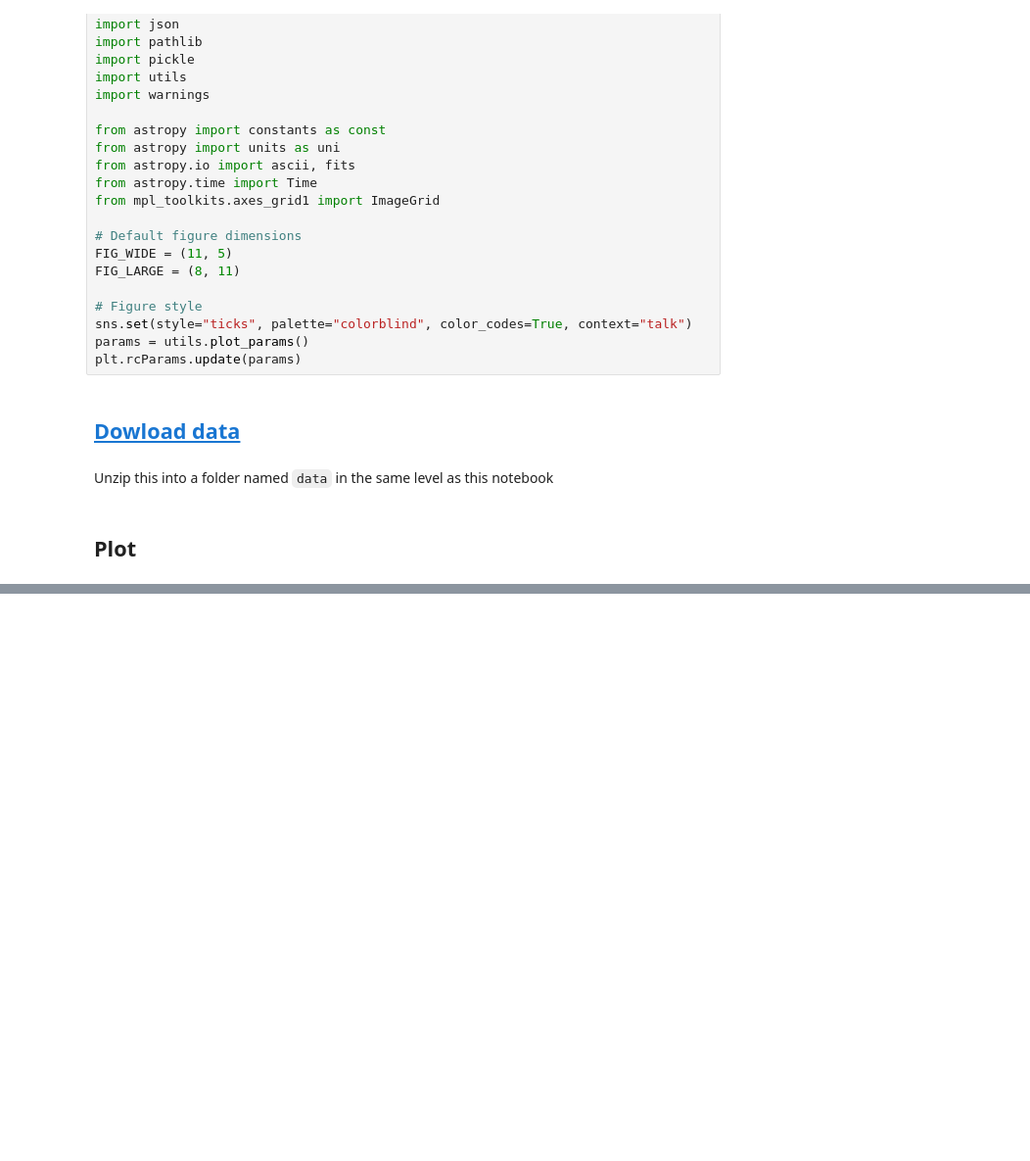
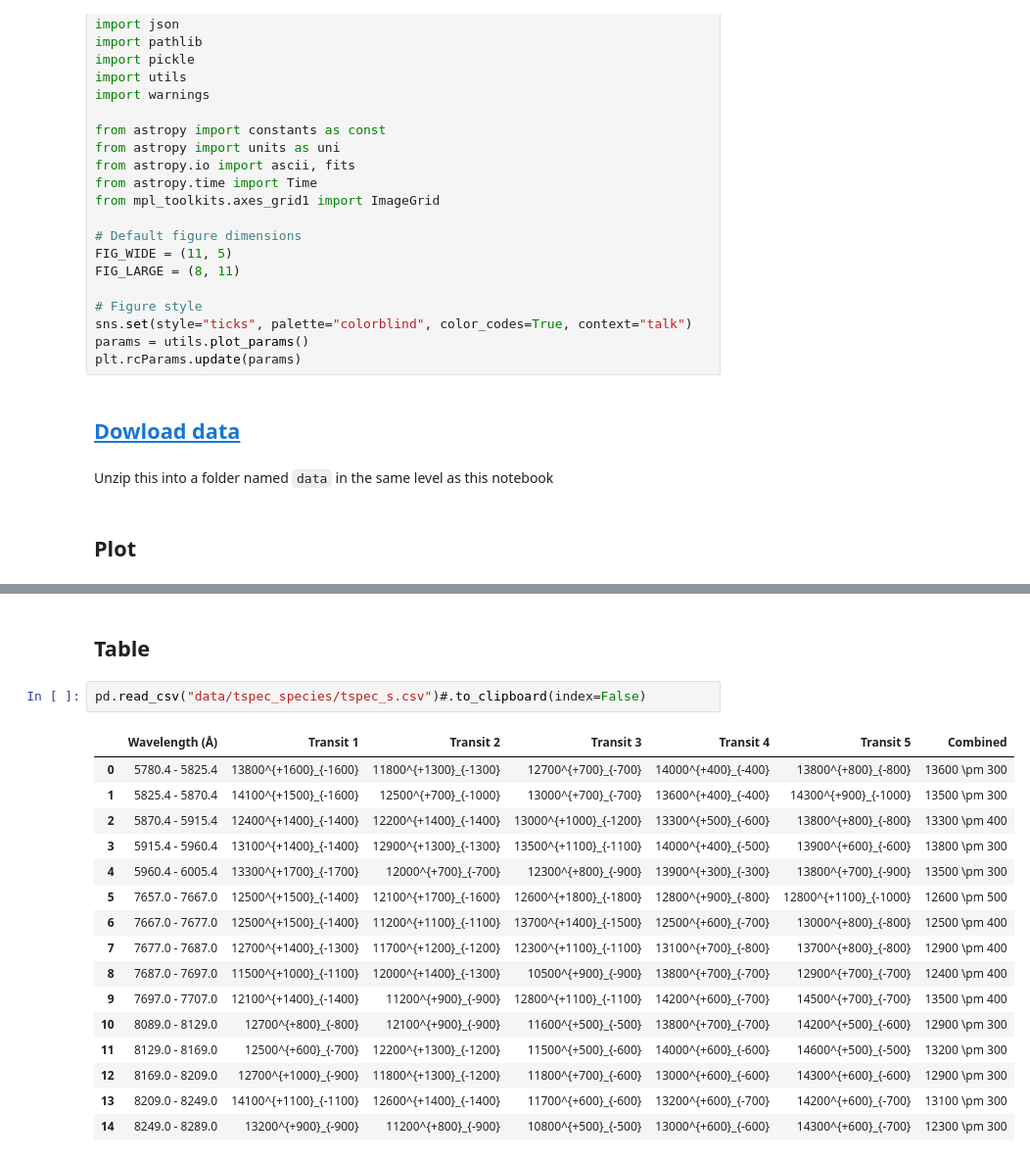
Before and after one commit to icweaver/HAT-P-23b, a Jupyter notebook: _sources/notebooks/tspec_species.ipynb, the cells around one changed output, grey strips where cells are left out. Shown at 98% size. Drawn from its saved outputs; the diff is of its cells as text; blank space fills up the shorter version.

```diff
--- a/_sources/notebooks/tspec_species.ipynb
+++ b/_sources/notebooks/tspec_species.ipynb
@@ -65 +64,22 @@ gp (m/s^2): 2930.2038422578976 cm / s2
 [figure]
+# %% [markdown]
+## Table
+# %%
+pd.read_csv("data/tspec_species/tspec_s.csv")#.to_clipboard(index=False)
+# %% [output]
+|  | Wavelength (Å) | Transit 1 | Transit 2 | Transit 3 | Transit 4 | Transit 5 | Combined |
+| 0 | 5780.4 - 5825.4 | 13800^{+1600}_{-1600} | 11800^{+1300}_{-1300} | 12700^{+700}_{-700} | 14000^{+400}_{-400} | 13800^{+800}_{-800} | 13600 \pm 300 |
+| 1 | 5825.4 - 5870.4 | 14100^{+1500}_{-1600} | 12500^{+700}_{-1000} | 13000^{+700}_{-700} | 13600^{+400}_{-400} | 14300^{+900}_{-1000} | 13500 \pm 300 |
+| 2 | 5870.4 - 5915.4 | 12400^{+1400}_{-1400} | 12200^{+1400}_{-1400} | 13000^{+1000}_{-1200} | 13300^{+500}_{-600} | 13800^{+800}_{-800} | 13300 \pm 400 |
+| 3 | 5915.4 - 5960.4 | 13100^{+1400}_{-1400} | 12900^{+1300}_{-1300} | 13500^{+1100}_{-1100} | 14000^{+400}_{-500} | 13900^{+600}_{-600} | 13800 \pm 300 |
+| 4 | 5960.4 - 6005.4 | 13300^{+1700}_{-1700} | 12000^{+700}_{-700} | 12300^{+800}_{-900} | 13900^{+300}_{-300} | 13800^{+700}_{-900} | 13500 \pm 300 |
+| 5 | 7657.0 - 7667.0 | 12500^{+1500}_{-1400} | 12100^{+1700}_{-1600} | 12600^{+1800}_{-1800} | 12800^{+900}_{-800} | 12800^{+1100}_{-1000} | 12600 \pm 500 |
+| 6 | 7667.0 - 7677.0 | 12500^{+1500}_{-1400} | 11200^{+1100}_{-1100} | 13700^{+1400}_{-1500} | 12500^{+600}_{-700} | 13000^{+800}_{-800} | 12500 \pm 400 |
+| 7 | 7677.0 - 7687.0 | 12700^{+1400}_{-1300} | 11700^{+1200}_{-1200} | 12300^{+1100}_{-1100} | 13100^{+700}_{-800} | 13700^{+800}_{-800} | 12900 \pm 400 |
+| 8 | 7687.0 - 7697.0 | 11500^{+1000}_{-1100} | 12000^{+1400}_{-1300} | 10500^{+900}_{-900} | 13800^{+700}_{-700} | 12900^{+700}_{-700} | 12400 \pm 400 |
+| 9 | 7697.0 - 7707.0 | 12100^{+1400}_{-1400} | 11200^{+900}_{-900} | 12800^{+1100}_{-1100} | 14200^{+600}_{-700} | 14500^{+700}_{-700} | 13500 \pm 400 |
+| 10 | 8089.0 - 8129.0 | 12700^{+800}_{-800} | 12100^{+900}_{-900} | 11600^{+500}_{-500} | 13800^{+700}_{-700} | 14200^{+500}_{-600} | 12900 \pm 300 |
+| 11 | 8129.0 - 8169.0 | 12500^{+600}_{-700} | 12200^{+1300}_{-1200} | 11500^{+500}_{-600} | 14000^{+600}_{-600} | 14600^{+500}_{-500} | 13200 \pm 300 |
+| 12 | 8169.0 - 8209.0 | 12700^{+1000}_{-900} | 11800^{+1300}_{-1200} | 11800^{+700}_{-600} | 13000^{+600}_{-600} | 14300^{+600}_{-600} | 12900 \pm 300 |
+| 13 | 8209.0 - 8249.0 | 14100^{+1100}_{-1100} | 12600^{+1400}_{-1400} | 11700^{+600}_{-600} | 13200^{+600}_{-700} | 14200^{+600}_{-700} | 13100 \pm 300 |
+| 14 | 8249.0 - 8289.0 | 13200^{+900}_{-900} | 11200^{+800}_{-900} | 10800^{+500}_{-500} | 13000^{+600}_{-600} | 14300^{+600}_{-700} | 12300 \pm 300 |
```
Also changed, not shown: parts of 1 cell of this notebook, 48 other files.
